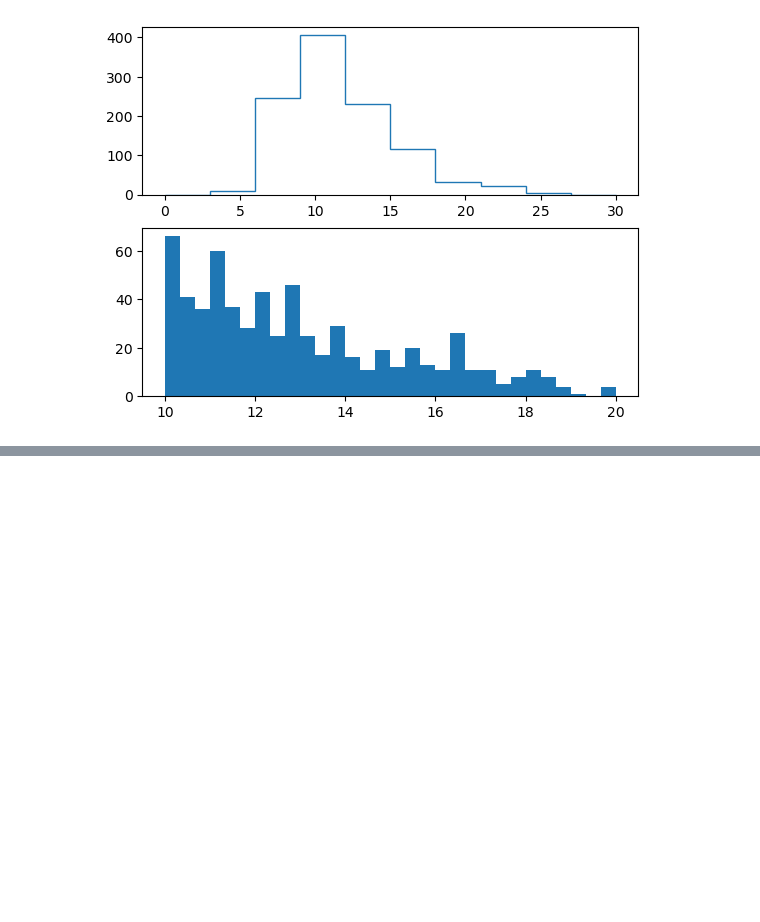
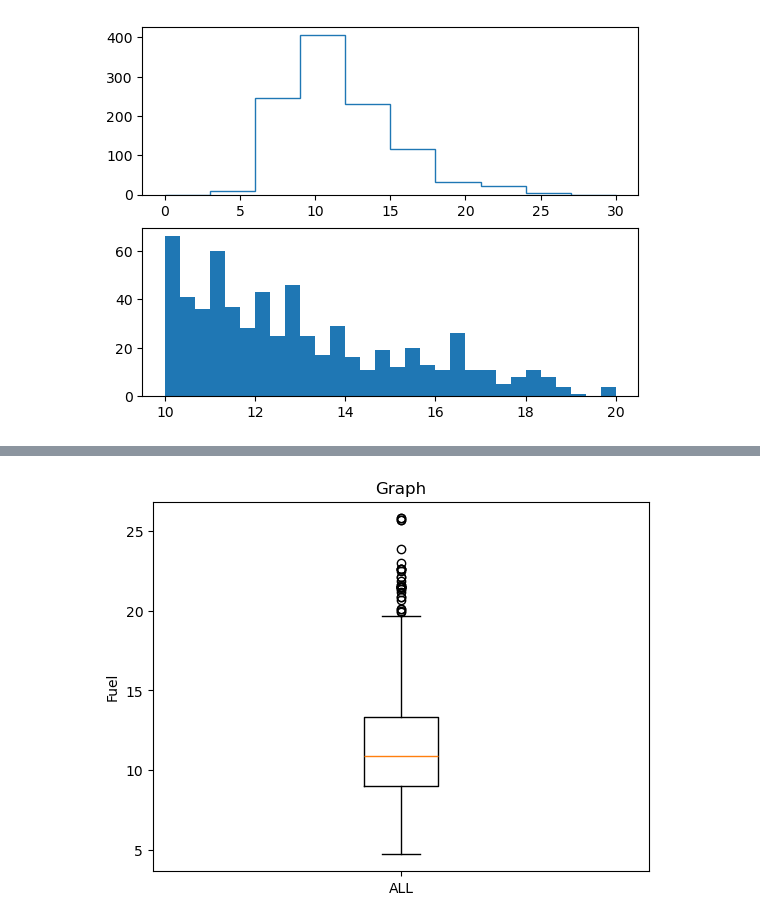
Before and after one commit to MohammadNainy/Visual, a Jupyter notebook: Matplotlib.ipynb, the cells around one changed output, grey strips where cells are left out. Saved outputs shown, nothing was run; the diff lists cells and outputs as text; code cells hidden in the pictures; blank space fills up the shorter version.

```diff
--- a/Matplotlib.ipynb
+++ b/Matplotlib.ipynb
@@ -145,0 +158,8 @@ ax[1].hist(df["FUELCONSUMPTION_COMB"],range=(10,20),bins=30);
+# %%
+fig , ax = plt.subplots()
+ax.boxplot(df["FUELCONSUMPTION_COMB"],labels=["ALL"])
+ax.set(title="Graph",
+       ylabel="Fuel")
+plt.show()
+# %% [output]
+[figure, added]
```
Also changed, not shown: parts of 3 cells of this notebook.
